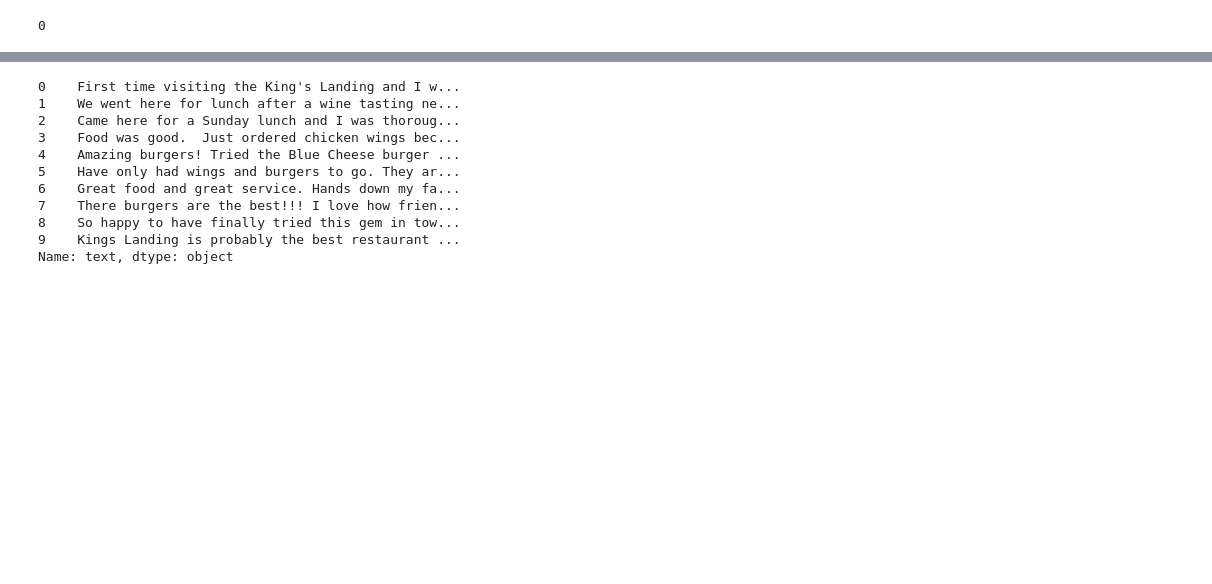
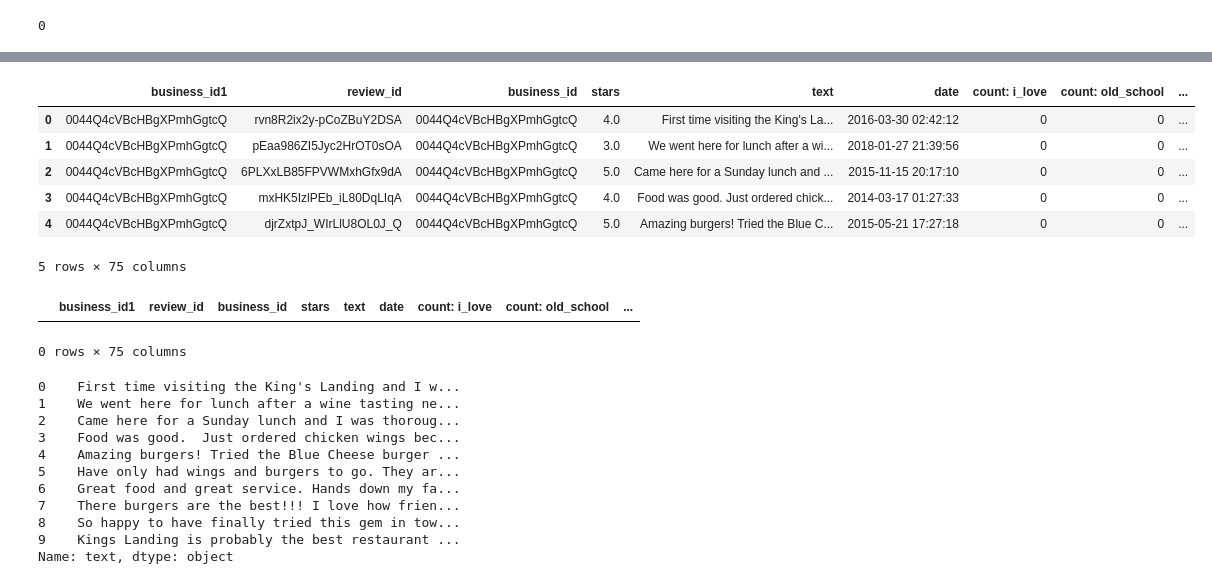
Before and after one commit to meiguan/yelp_abcs, a Jupyter notebook: stag/setup_ads_sjf374.ipynb, the cells around one changed output, grey strips where cells are left out. Drawn from its saved outputs; the diff is of its cells as text; code cells hidden in the pictures; blank space fills up the shorter version.

```diff
--- a/stag/setup_ads_sjf374.ipynb
+++ b/stag/setup_ads_sjf374.ipynb
@@ -548,0 +565,7 @@ for look in lsttolookfor_tokenized:
+# %%
+review_id = pd.read_sql('''SELECT r.business_id, r. review_id from stag.yelp_academic_business b
+                        LEFT JOIN stag.yelp_academic_review r
+                        ON b.business_id = r.business_id
+                        WHERE b.state IN ('ON', 'NV')
+                        AND categories ILIKE '%Restaurants%'
+                        ORDER BY r.business_id''', con)
@@ -548,0 +595,15 @@ for look in lsttolookfor_tokenized:
+# %%
+y_reviews_id.head()
+# %% [output]
+|  | business_id1 | review_id | business_id | stars | text | date | count: i_love | count: old_school | ... |
+| 0 | 0044Q4cVBcHBgXPmhGgtcQ | rvn8R2ix2y-pCoZBuY2DSA | 0044Q4cVBcHBgXPmhGgtcQ | 4.0 | First time visiting the King's La... | 2016-03-30 02:42:12 | 0 | 0 | ... |
+| 1 | 0044Q4cVBcHBgXPmhGgtcQ | pEaa986ZI5Jyc2HrOT0sOA | 0044Q4cVBcHBgXPmhGgtcQ | 3.0 | We went here for lunch after a wi... | 2018-01-27 21:39:56 | 0 | 0 | ... |
+| 2 | 0044Q4cVBcHBgXPmhGgtcQ | 6PLXxLB85FPVWMxhGfx9dA | 0044Q4cVBcHBgXPmhGgtcQ | 5.0 | Came here for a Sunday lunch and ... | 2015-11-15 20:17:10 | 0 | 0 | ... |
+| 3 | 0044Q4cVBcHBgXPmhGgtcQ | mxHK5IzlPEb_iL80DqLIqA | 0044Q4cVBcHBgXPmhGgtcQ | 4.0 | Food was good. Just ordered chick... | 2014-03-17 01:27:33 | 0 | 0 | ... |
+| 4 | 0044Q4cVBcHBgXPmhGgtcQ | djrZxtpJ_WIrLlU8OL0J_Q | 0044Q4cVBcHBgXPmhGgtcQ | 5.0 | Amazing burgers! Tried the Blue C... | 2015-05-21 17:27:18 | 0 | 0 | ... |
+5 rows × 75 columns
+# %%
+y_reviews_id[y_reviews_id['business_id'] != y_reviews_id['business_id1']]
+# %% [output]
+|  | business_id1 | review_id | business_id | stars | text | date | count: i_love | count: old_school | ... |
+0 rows × 75 columns
```
Also changed, not shown: parts of 11 cells of this notebook, 1 other file.
